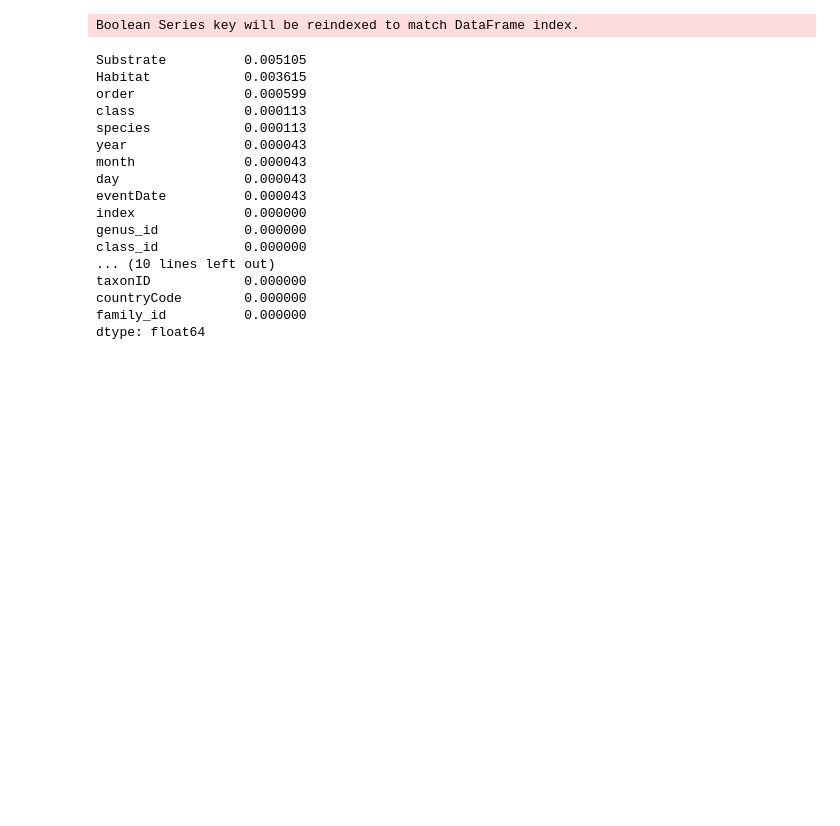
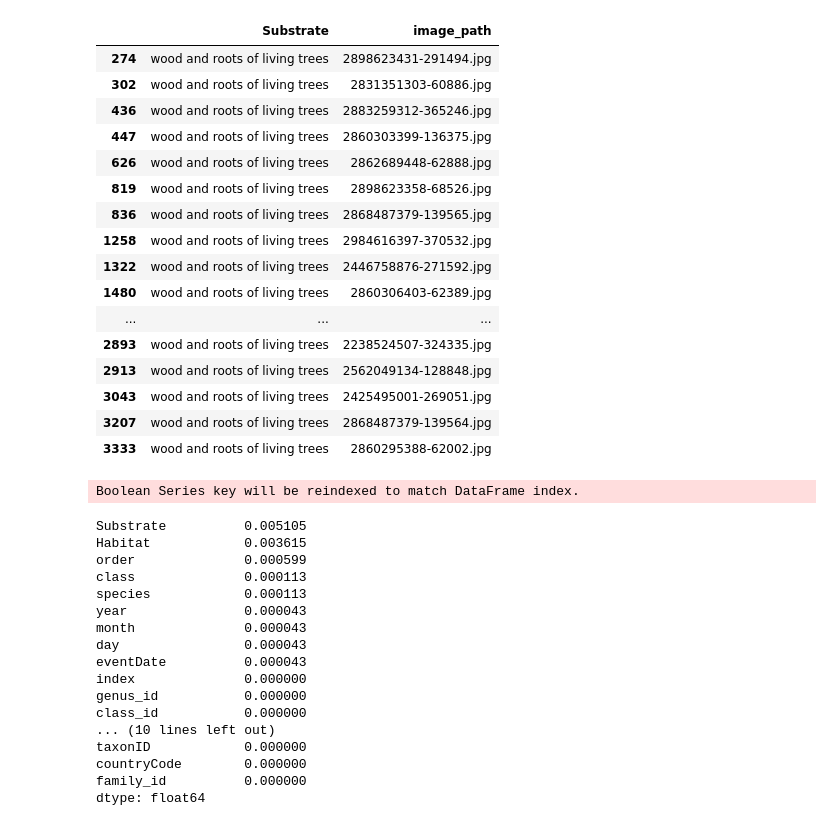
Before and after one commit to hadri96/Mush_Me, a Jupyter notebook: notebooks/Exploration/Exploration_set.ipynb, the cells around one changed output. Saved outputs shown, nothing was run; the diff lists cells and outputs as text; code cells hidden in the pictures; blank space fills up the shorter version.

```diff
--- a/notebooks/Exploration/Exploration_set.ipynb
+++ b/notebooks/Exploration/Exploration_set.ipynb
@@ -80,0 +61,4 @@ dtype: float64
+# %%
+file1 = Data('mini_test')
+
+data1 = file1.get_clean_metadata(True)
@@ -81,3 +75,25 @@ dtype: float64
+# %%
+data2=data1[data1['Substrate'] == 'wood and roots of living trees']
+
+data2
+# %% [output]
+|  | Substrate | image_path |
+| 274 | wood and roots of living trees | 2898623431-291494.jpg |
+| 302 | wood and roots of living trees | 2831351303-60886.jpg |
+| 436 | wood and roots of living trees | 2883259312-365246.jpg |
+| 447 | wood and roots of living trees | 2860303399-136375.jpg |
+| 626 | wood and roots of living trees | 2862689448-62888.jpg |
+| 819 | wood and roots of living trees | 2898623358-68526.jpg |
+| 836 | wood and roots of living trees | 2868487379-139565.jpg |
+| 1258 | wood and roots of living trees | 2984616397-370532.jpg |
+| 1322 | wood and roots of living trees | 2446758876-271592.jpg |
+| 1480 | wood and roots of living trees | 2860306403-62389.jpg |
+| ... | ... | ... |
+| 2893 | wood and roots of living trees | 2238524507-324335.jpg |
+| 2913 | wood and roots of living trees | 2562049134-128848.jpg |
+| 3043 | wood and roots of living trees | 2425495001-269051.jpg |
+| 3207 | wood and roots of living trees | 2868487379-139564.jpg |
+| 3333 | wood and roots of living trees | 2860295388-62002.jpg |
 # %%
 ### Filtering the data based on the kingdom Fungi & CoorUncert small than 1000m
 
```
Also changed, not shown: parts of 8 cells of this notebook.
